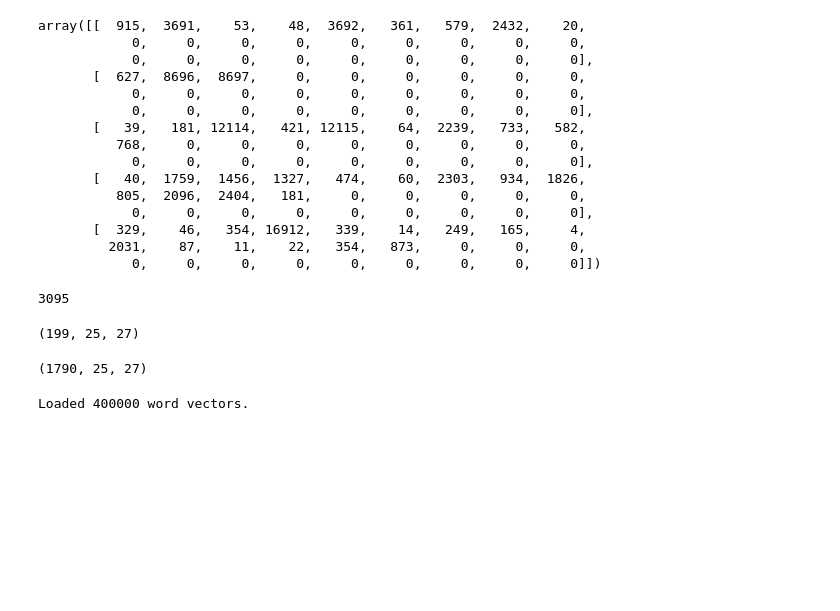
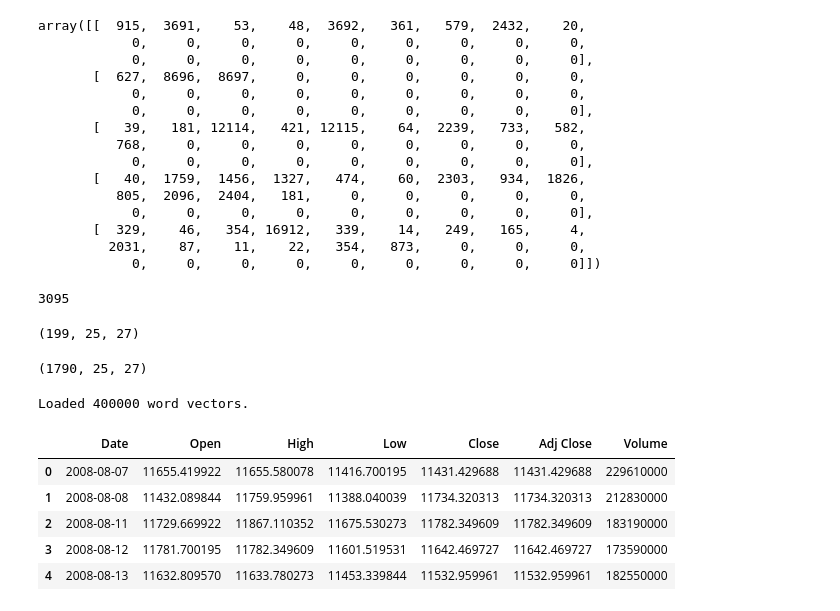
Before and after one commit to vishnugopu/Stock_predictions, a Jupyter notebook: StockPredictions.ipynb, the cells around one changed output. Cells and saved outputs as stored; diff of their text form; code cells hidden in the pictures; blank space fills up the shorter version.

```diff
--- a/StockPredictions.ipynb
+++ b/StockPredictions.ipynb
@@ -203,0 +213,11 @@ Loaded 400000 word vectors.
+# %%
+nrows_dj=dj['Date'].count()
+dj.index = range(nrows_dj)
+dj.head()
+# %% [output]
+|  | Date | Open | High | Low | Close | Adj Close | Volume |
+| 0 | 2008-08-07 | 11655.419922 | 11655.580078 | 11416.700195 | 11431.429688 | 11431.429688 | 229610000 |
+| 1 | 2008-08-08 | 11432.089844 | 11759.959961 | 11388.040039 | 11734.320313 | 11734.320313 | 212830000 |
+| 2 | 2008-08-11 | 11729.669922 | 11867.110352 | 11675.530273 | 11782.349609 | 11782.349609 | 183190000 |
+| 3 | 2008-08-12 | 11781.700195 | 11782.349609 | 11601.519531 | 11642.469727 | 11642.469727 | 173590000 |
+| 4 | 2008-08-13 | 11632.809570 | 11633.780273 | 11453.339844 | 11532.959961 | 11532.959961 | 182550000 |
```
Also changed, not shown: parts of 6 cells of this notebook.
